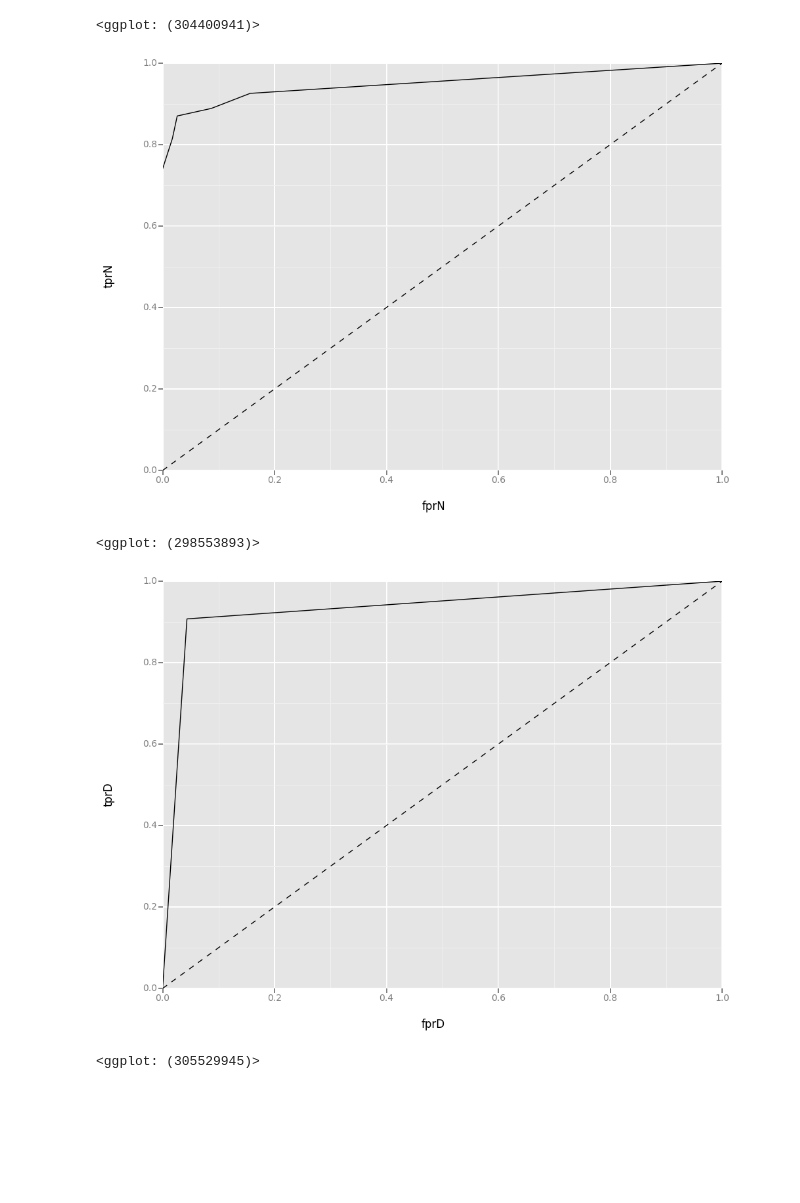
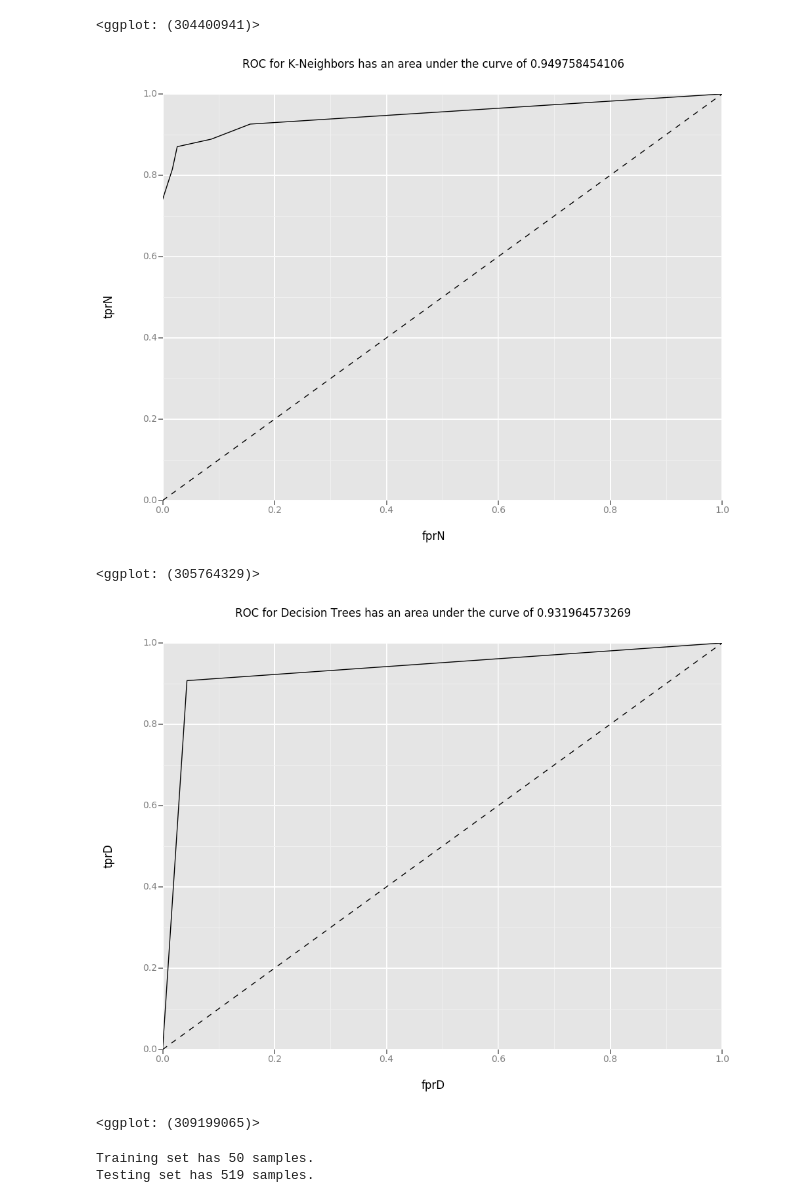
Before and after one commit to bora-pajo/breast-cancer-prediction, a Jupyter notebook: breast_cancer_clean.ipynb, the cells around one changed output. Cells and saved outputs as stored; diff of their text form; code cells hidden in the pictures; blank space fills up the shorter version.

```diff
--- a/breast_cancer_clean.ipynb
+++ b/breast_cancer_clean.ipynb
@@ -415,26 +421,43 @@ ggplot(df, aes(x='fprH', y='tprH')) + geom_area(alpha=0.2) + geom_line(aes(y='tp
 [figure]
 <ggplot: (304400941)>
 # %%
-# ROC curve for QDA
+# ROC curve for K-Neighbors
 preds = clf_A.predict_proba(X_test)[:,1]
 fprN, tprN, _ = metrics.roc_curve(Y_test, preds)
 
 df = pd.DataFrame(dict(fprN=fprN, tprN=tprN))
 ggplot(df, aes(x='fprN', y='tprN')) +\
     geom_line() +\
-    geom_abline(linetype='dashed')
+    geom_abline(linetype='dashed')+\
+    ggtitle ("ROC for K-Neighbors has an area under the curve of " + str(metrics.auc(fprN,tprN)))
 # %% [output]
-[figure, old version]
+[figure, new version]
-<ggplot: (298553893)>
+<ggplot: (305764329)>
 # %%
-# ROC curve for QDA
+# ROC curve for Decision trees
 preds = clf_B.predict_proba(X_test)[:,1]
 fprD, tprD, _ = metrics.roc_curve(Y_test, preds)
 
 df = pd.DataFrame(dict(fprD=fprD, tprD=tprD))
 ggplot(df, aes(x='fprD', y='tprD')) +\
     geom_line() +\
-    geom_abline(linetype='dashed')
+    geom_abline(linetype='dashed')+\
+    ggtitle ("ROC for Decision Trees has an area under the curve of " + str(metrics.auc(fprD,tprD)))
 # %% [output]
-[figure, old version]
+[figure, new version]
-<ggplot: (305529945)>
+<ggplot: (309199065)>
+# %%
+# Set the number of training points much smaller than before
+nr_train = 50
+# Set the number of testing points
+nr_test = X.shape[0] - nr_train
+
+# Shuffle and split the dataset into the number of training and testing points above
+X_train, X_test, Y_train, Y_test = train_test_split(X, Y, test_size=nr_test, random_state=40)
+
+# Show the results of the split
+print "Training set has {} samples.".format(X_train.shape[0])
+print "Testing set has {} samples.".format(X_test.shape[0])
+# %% [output]
+Training set has 50 samples.
+Testing set has 519 samples.
```
Also changed, not shown: parts of 10 cells of this notebook.
